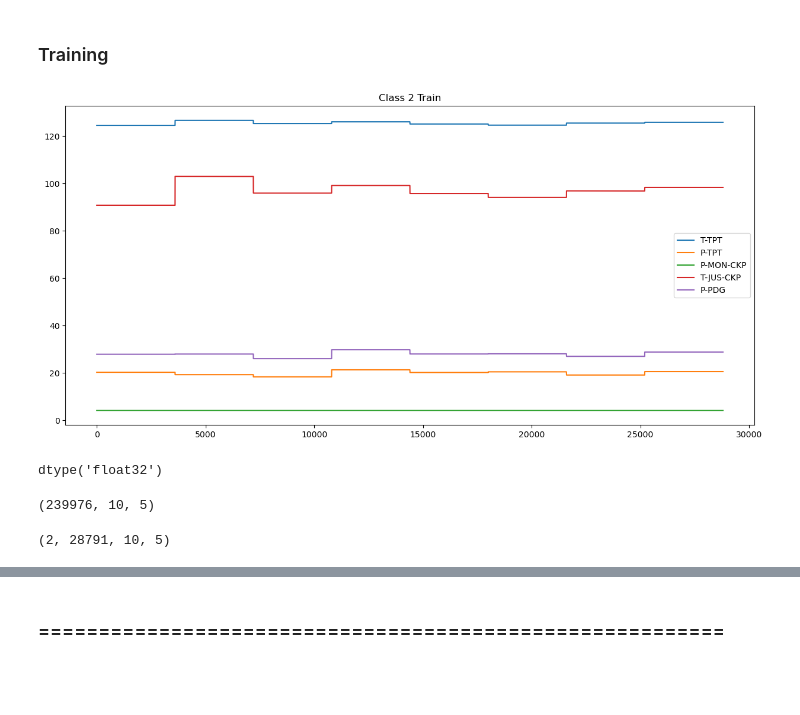
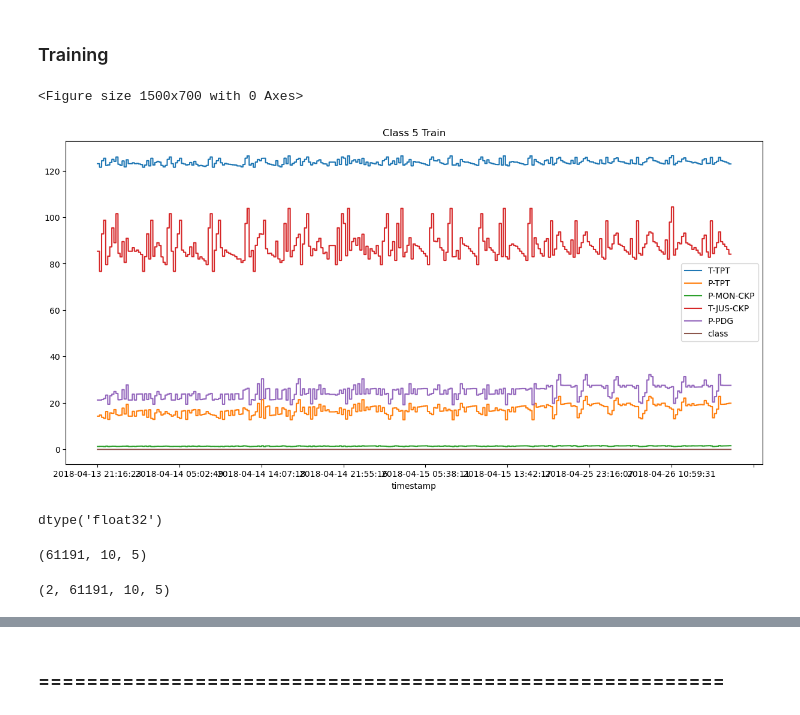
Before and after one commit to frrp16/Anomaly-Detection-Oil-and-Gas, a Jupyter notebook: code/3W/paper-1-lstm-autoencoder copy.ipynb, the cells around one changed output, grey strips where cells are left out. Drawn from its saved outputs; the diff is of its cells as text; code cells hidden in the pictures; blank space fills up the shorter version.

```diff
--- a/code/3W/paper-1-lstm-autoencoder copy.ipynb
+++ b/code/3W/paper-1-lstm-autoencoder copy.ipynb
@@ -289,7 +288,7 @@ def visualize_instance(source):
 # %% [markdown]
 ### Training
 # %%
-merged_df = pd.read_csv("../../filtered_dataset/train/selected_instance_2.csv", index_col='timestamp')
+merged_df = pd.read_csv("../../filtered_dataset/train/selected_instance_5.csv", index_col='timestamp')
 # %%
 # dataset_dir = "../../datasets/3W/dataset_processed/splitted/2/train"
 
@@ -328,12 +327,13 @@ merged_data_np = merged_df.drop('class', axis=1).values
 # merged_data_np_scaled = scaler.transform(merged_data_np)
 # %%
 plt.figure(figsize=(15,7))
-plt.plot(merged_data_np)
-plt.legend(['T-TPT','P-TPT', 'P-MON-CKP', 'T-JUS-CKP', 'P-PDG'])
-plt.title("Class 2 Train")
+merged_df.plot(figsize=(15,7))
+# plt.legend(['T-TPT','P-TPT', 'P-MON-CKP', 'T-JUS-CKP', 'P-PDG'])
+plt.title("Class 5 Train")
 plt.show()
 # %% [output]
+<Figure size 1500x700 with 0 Axes>
-[figure, old version]
+[figure, new version]
 # %%
 # scaler = sklearn.preprocessing.StandardScaler()
 # scaler.fit(merged_data_np)
@@ -351,9 +351,9 @@ dtype('float32')
 # %%
 merged_data_np_3d.shape
 # %% [output]
-(239976, 10, 5)
+(61191, 10, 5)
 # %%
 np.array([merged_data_np_3d, merged_data_np_3d]).shape
 # %% [output]
-(2, 28791, 10, 5)
+(2, 61191, 10, 5)
 # %%
```
Also changed, not shown: parts of 40 cells of this notebook, 3 other files.
